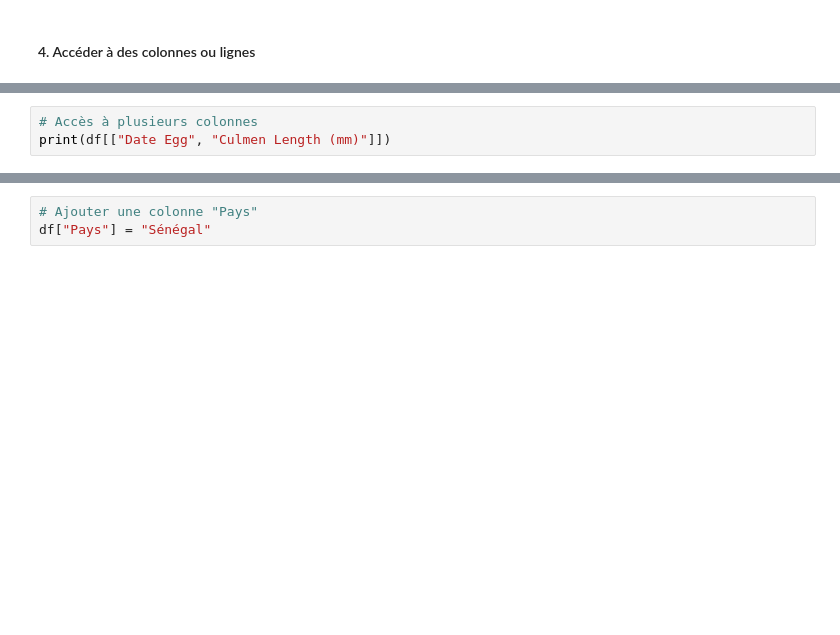
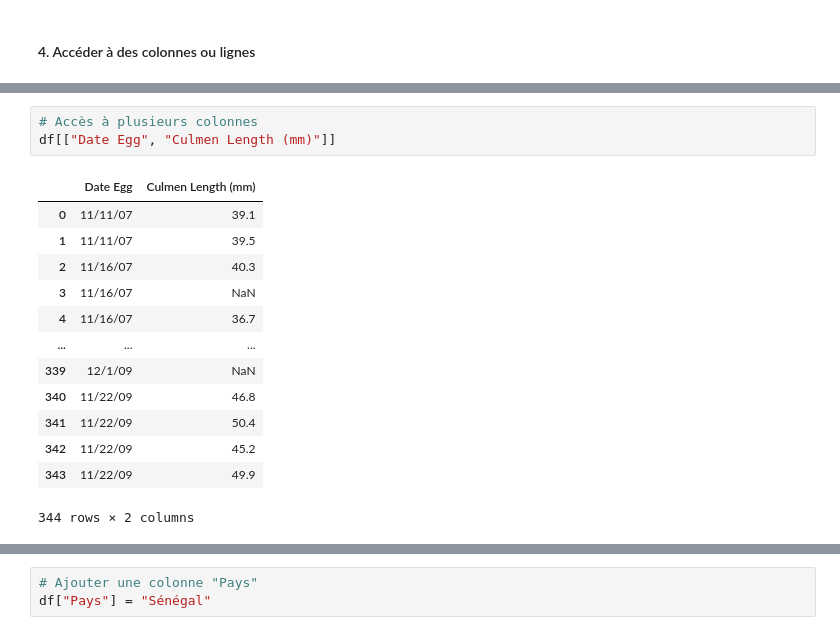
Before and after one commit to openDataSenegal/Open-Learning-Data-Science, a Jupyter notebook: Python/ExplorationManipulationDonnesTabulairesNumpyPandas.ipynb, the cells around one changed output, grey strips where cells are left out. Drawn from its saved outputs; the diff is of its cells as text; blank space fills up the shorter version.

```diff
--- a/Python/ExplorationManipulationDonnesTabulairesNumpyPandas.ipynb
+++ b/Python/ExplorationManipulationDonnesTabulairesNumpyPandas.ipynb
@@ -151,5 +238,19 @@ print(df["Date Egg"])
 # %%
 # Accès à plusieurs colonnes
-print(df[["Date Egg", "Culmen Length (mm)"]])
+df[["Date Egg", "Culmen Length (mm)"]]
+# %% [output]
+|  | Date Egg | Culmen Length (mm) |
+| 0 | 11/11/07 | 39.1 |
+| 1 | 11/11/07 | 39.5 |
+| 2 | 11/16/07 | 40.3 |
+| 3 | 11/16/07 | NaN |
+| 4 | 11/16/07 | 36.7 |
+| ... | ... | ... |
+| 339 | 12/1/09 | NaN |
+| 340 | 11/22/09 | 46.8 |
+| 341 | 11/22/09 | 50.4 |
+| 342 | 11/22/09 | 45.2 |
+| 343 | 11/22/09 | 49.9 |
+344 rows × 2 columns
 # %%
 # Accès à une ligne par son index
```
Also changed, not shown: parts of 34 cells of this notebook.
